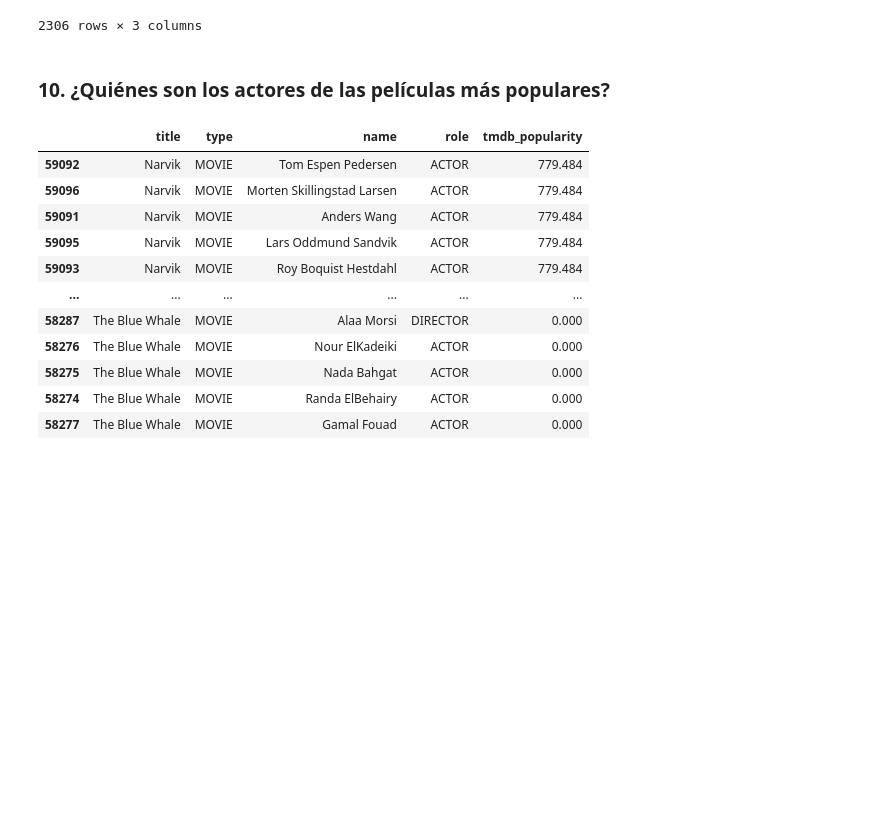
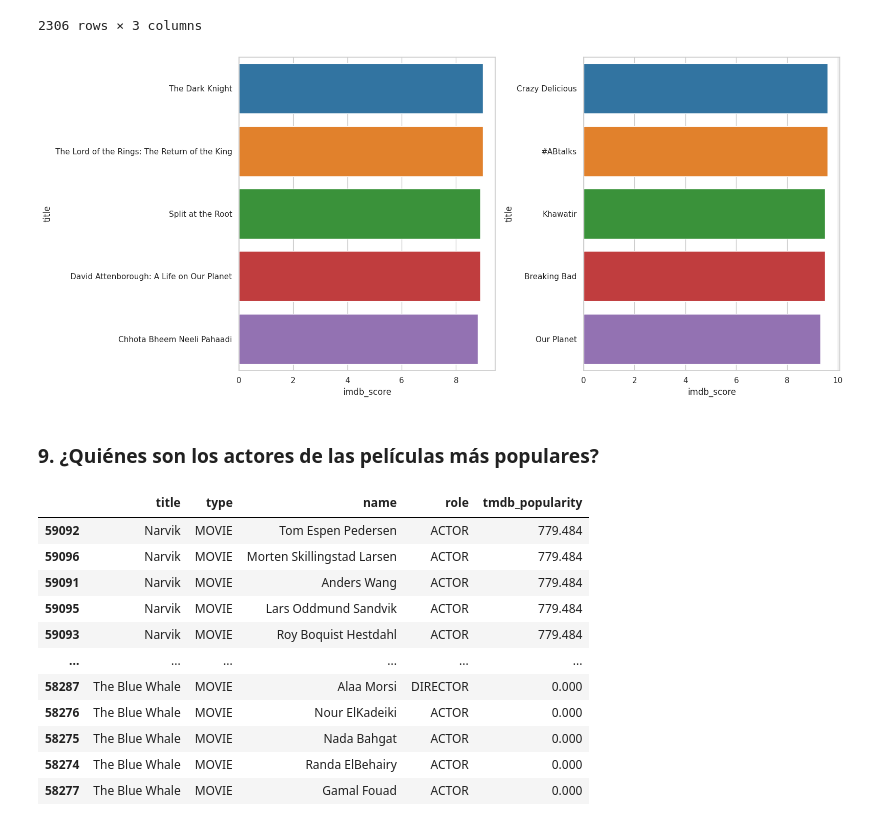
Before and after one commit to Naren-7/Netflix, a Jupyter notebook: EDA_Netflix.ipynb, the cells around one changed output. Drawn from its saved outputs; the diff is of its cells as text; code cells hidden in the pictures; blank space fills up the shorter version.

```diff
--- a/EDA_Netflix.ipynb
+++ b/EDA_Netflix.ipynb
@@ -717,38 +760,40 @@ top_10_shows
 | 0 | Five Came Back: The Reference Films | 0.0 | SHOW |
 2306 rows × 3 columns
 # %%
-# # Crear una figura con dos subplots (uno para las películas y otro para las series)
-# # y compartir el eje y entre ellos
-# fig, ax = plt.subplots(ncols=2, figsize=(16, 7), tight_layout=True)
+# Crear una figura con dos subplots (uno para las películas y otro para las series)
+# y compartir el eje y entre ellos
+fig, ax = plt.subplots(ncols=2, figsize=(16, 7), tight_layout=True)
 
-# # Crear un gráfico de barras para las películas
-# sns.barplot(
-#     data=top_10_movies.head(),
-#     x="imdb_score", # Puntuaciones IMDb en el eje x
-#     y="title", # Títulos de las películas en el eje y
-#     ax=ax[0] # Usar el primer subplot
-# )
+# Crear un gráfico de barras para las películas
+sns.barplot(
+    data=top_10_movies.head(),
+    x="imdb_score", # Puntuaciones IMDb en el eje x
+    y="title", # Títulos de las películas en el eje y
+    ax=ax[0] # Usar el primer subplot
+)
 
-# # Crear un gráfico de barras para las series
-# a = sns.barplot(
-#     data=top_10_shows.head(),
-#     x="imdb_score", # Puntuaciones IMDb en el eje x
-#     y="title", # Títulos de las series en el eje y
-#     ax=ax[1] # Usar el segundo subplot
-# );
+# Crear un gráfico de barras para las series
+a = sns.barplot(
+    data=top_10_shows.head(),
+    x="imdb_score", # Puntuaciones IMDb en el eje x
+    y="title", # Títulos de las series en el eje y
+    ax=ax[1] # Usar el segundo subplot
+);
 
-# # Establecer las etiquetas y ubicaciones de los ticks del eje x
-# labels = range(0, 11)
-# ticks = range(0, 11)
+# Establecer las etiquetas y ubicaciones de los ticks del eje x
+labels = range(0, 11)
+ticks = range(0, 11)
 
-# # Agregar etiquetas a las barras
-# for barra in a.patches:
-#     x = barra.get_width()
-#     y = barra.get_y() + barra.get_height() / 2
-#     etiqueta = f"{int(x)}"
-#     grafico_barras.text(x, y, etiqueta, ha='left', va='center', color='black')
+# Agregar etiquetas a las barras
+for barra in a.patches:
+    x = barra.get_width()
+    y = barra.get_y() + barra.get_height() / 2
+    etiqueta = f"{int(x)}"
+    grafico_barras.text(x, y, etiqueta, ha='left', va='center', color='black')
+# %% [output]
+[figure, added]
 # %% [markdown]
-### 10. ¿Quiénes son los actores de las películas más populares?
+### 9. ¿Quiénes son los actores de las películas más populares?
 # %%
 
 top_actors = (
```
Also changed, not shown: parts of 25 cells of this notebook.
